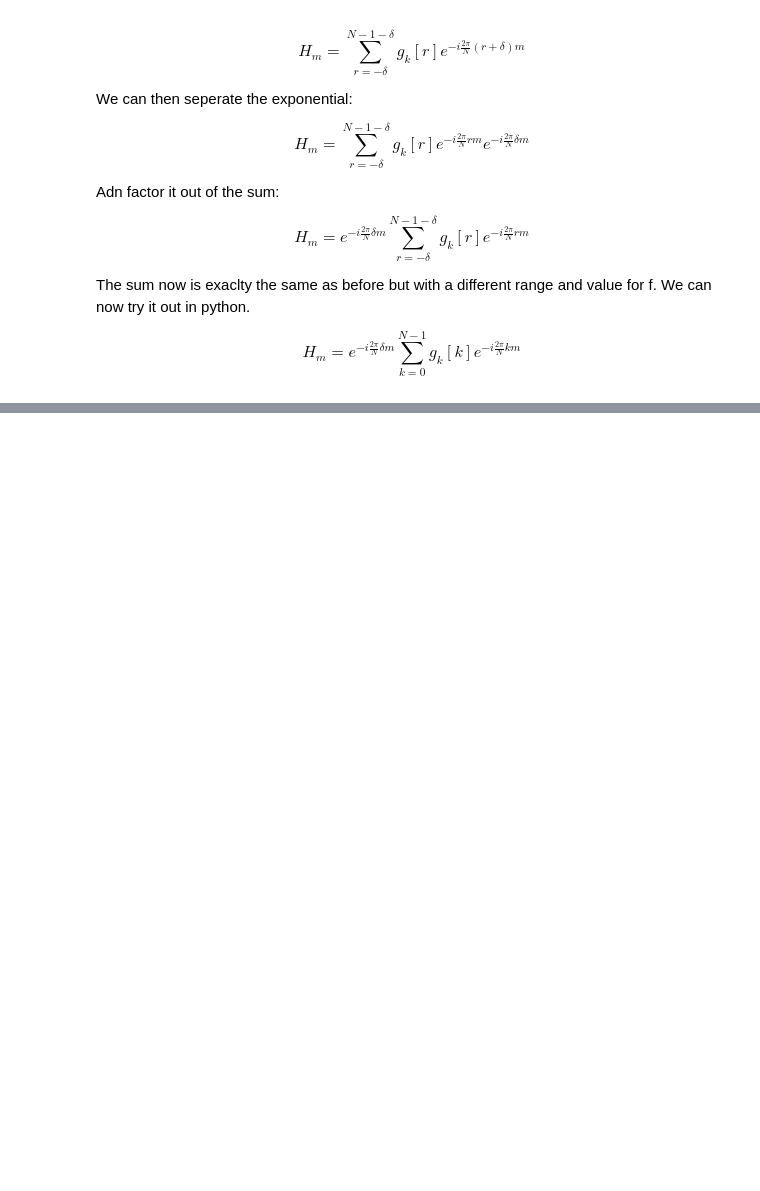
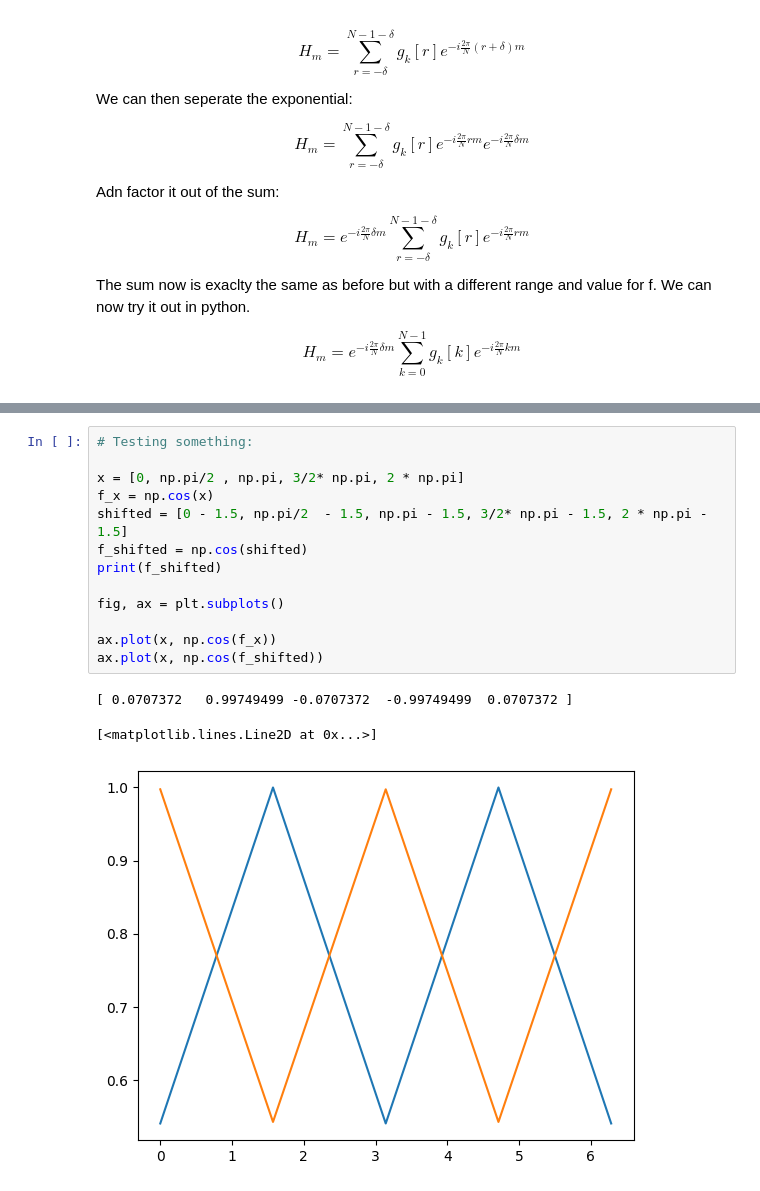
Before and after one commit to DylanReidRamelli/Bachelor-Project-2023, a Jupyter notebook: notebook/fourier.ipynb, the cells around one changed output, grey strips where cells are left out. Cells and saved outputs as stored; diff of their text form; blank space fills up the shorter version.

```diff
--- a/notebook/fourier.ipynb
+++ b/notebook/fourier.ipynb
@@ -424,0 +382,17 @@ print(shift_ifft_result.real)
+# %%
+# Testing something:
+
+x = [0, np.pi/2 , np.pi, 3/2* np.pi, 2 * np.pi]
+f_x = np.cos(x)
+shifted = [0 - 1.5, np.pi/2  - 1.5, np.pi - 1.5, 3/2* np.pi - 1.5, 2 * np.pi - 1.5]
+f_shifted = np.cos(shifted)
+print(f_shifted)
+
+fig, ax = plt.subplots()
+
+ax.plot(x, np.cos(f_x))
+ax.plot(x, np.cos(f_shifted))
+# %% [output]
+[ 0.0707372   0.99749499 -0.0707372  -0.99749499  0.0707372 ]
+[<matplotlib.lines.Line2D at 0x...>]
+[figure, added]
```
Also changed, not shown: parts of 3 cells of this notebook.
